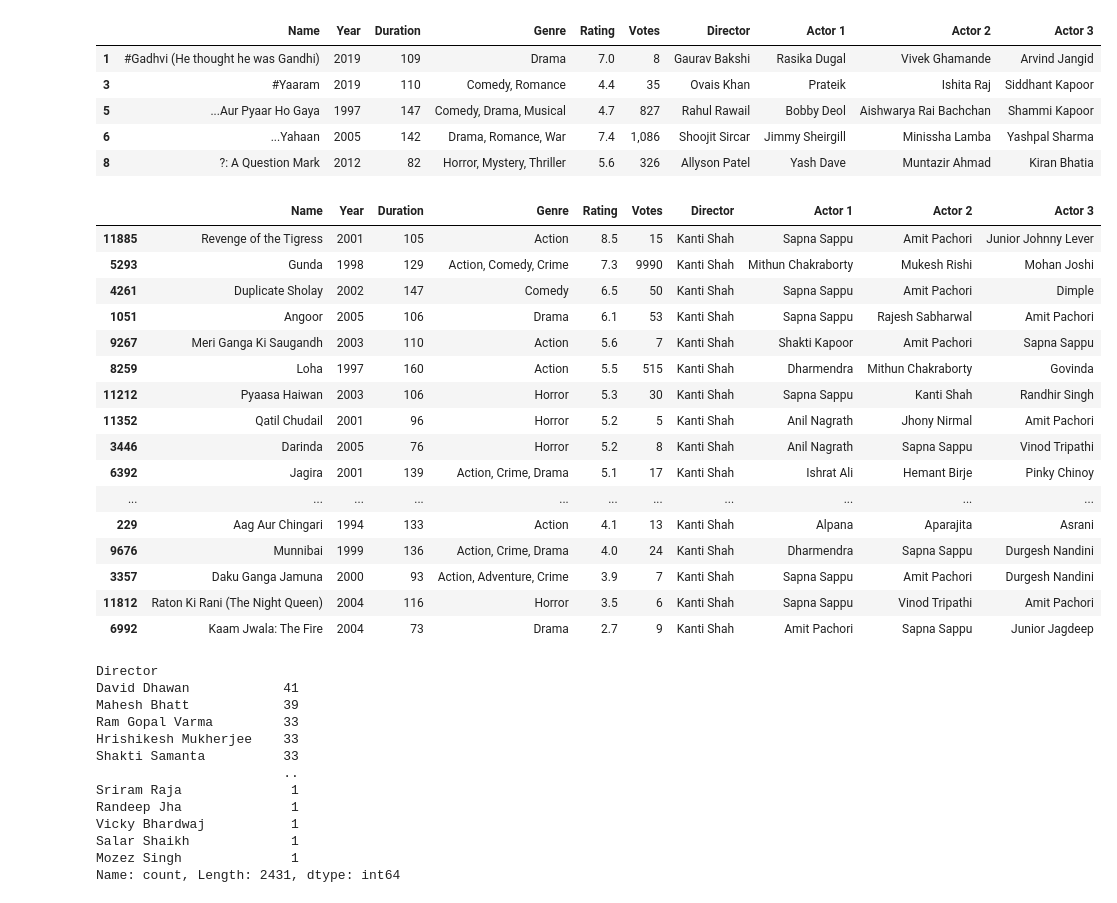
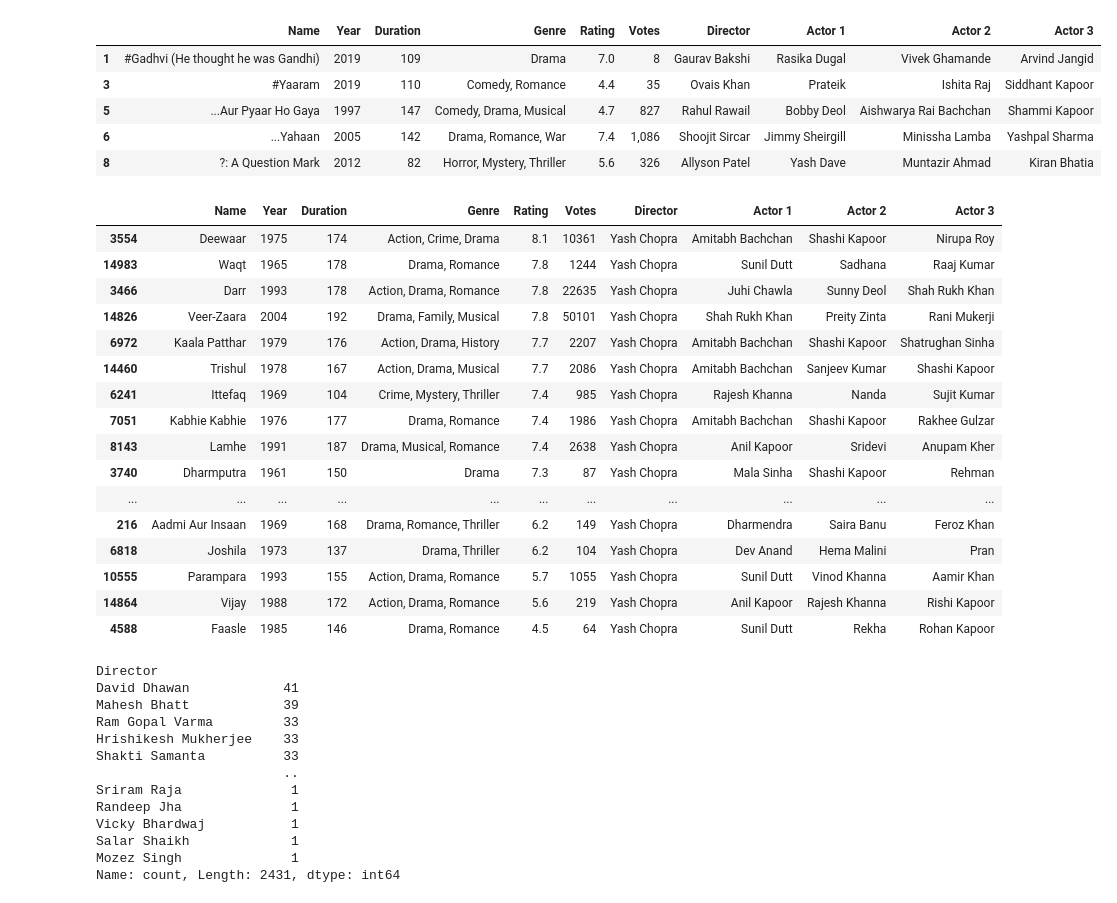
Before and after one commit to Natthaphatz007/Python_dataviz2024, a Jupyter notebook: Pandas_101.ipynb, the cells around one changed output. Drawn from its saved outputs; the diff is of its cells as text; code cells hidden in the pictures.

```diff
--- a/Pandas_101.ipynb
+++ b/Pandas_101.ipynb
@@ -920,25 +920,25 @@ movie_df.head()
 | 6 | ...Yahaan | 2005 | 142 | Drama, Romance, War | 7.4 | 1,086 | Shoojit Sircar | Jimmy Sheirgill | Minissha Lamba | Yashpal Sharma |
 | 8 | ?: A Question Mark | 2012 | 82 | Horror, Mystery, Thriller | 5.6 | 326 | Allyson Patel | Yash Dave | Muntazir Ahmad | Kiran Bhatia |
 # %%
-movie_df[movie_df['Director'] == 'Kanti Shah'].sort_values('Rating', ascending=False)
+movie_df[movie_df['Director'] == 'Yash Chopra'].sort_values('Rating', ascending=False)
 # %% [output]
 |  | Name | Year | Duration | Genre | Rating | Votes | Director | Actor 1 | Actor 2 | Actor 3 |
-| 11885 | Revenge of the Tigress | 2001 | 105 | Action | 8.5 | 15 | Kanti Shah | Sapna Sappu | Amit Pachori | Junior Johnny Lever |
-| 5293 | Gunda | 1998 | 129 | Action, Comedy, Crime | 7.3 | 9990 | Kanti Shah | Mithun Chakraborty | Mukesh Rishi | Mohan Joshi |
-| 4261 | Duplicate Sholay | 2002 | 147 | Comedy | 6.5 | 50 | Kanti Shah | Sapna Sappu | Amit Pachori | Dimple |
-| 1051 | Angoor | 2005 | 106 | Drama | 6.1 | 53 | Kanti Shah | Sapna Sappu | Rajesh Sabharwal | Amit Pachori |
-| 9267 | Meri Ganga Ki Saugandh | 2003 | 110 | Action | 5.6 | 7 | Kanti Shah | Shakti Kapoor | Amit Pachori | Sapna Sappu |
-| 8259 | Loha | 1997 | 160 | Action | 5.5 | 515 | Kanti Shah | Dharmendra | Mithun Chakraborty | Govinda |
-| 11212 | Pyaasa Haiwan | 2003 | 106 | Horror | 5.3 | 30 | Kanti Shah | Sapna Sappu | Kanti Shah | Randhir Singh |
-| 11352 | Qatil Chudail | 2001 | 96 | Horror | 5.2 | 5 | Kanti Shah | Anil Nagrath | Jhony Nirmal | Amit Pachori |
-| 3446 | Darinda | 2005 | 76 | Horror | 5.2 | 8 | Kanti Shah | Anil Nagrath | Sapna Sappu | Vinod Tripathi |
-| 6392 | Jagira | 2001 | 139 | Action, Crime, Drama | 5.1 | 17 | Kanti Shah | Ishrat Ali | Hemant Birje | Pinky Chinoy |
+| 3554 | Deewaar | 1975 | 174 | Action, Crime, Drama | 8.1 | 10361 | Yash Chopra | Amitabh Bachchan | Shashi Kapoor | Nirupa Roy |
+| 14983 | Waqt | 1965 | 178 | Drama, Romance | 7.8 | 1244 | Yash Chopra | Sunil Dutt | Sadhana | Raaj Kumar |
+| 3466 | Darr | 1993 | 178 | Action, Drama, Romance | 7.8 | 22635 | Yash Chopra | Juhi Chawla | Sunny Deol | Shah Rukh Khan |
+| 14826 | Veer-Zaara | 2004 | 192 | Drama, Family, Musical | 7.8 | 50101 | Yash Chopra | Shah Rukh Khan | Preity Zinta | Rani Mukerji |
+| 6972 | Kaala Patthar | 1979 | 176 | Action, Drama, History | 7.7 | 2207 | Yash Chopra | Amitabh Bachchan | Shashi Kapoor | Shatrughan Sinha |
+| 14460 | Trishul | 1978 | 167 | Action, Drama, Musical | 7.7 | 2086 | Yash Chopra | Amitabh Bachchan | Sanjeev Kumar | Shashi Kapoor |
+| 6241 | Ittefaq | 1969 | 104 | Crime, Mystery, Thriller | 7.4 | 985 | Yash Chopra | Rajesh Khanna | Nanda | Sujit Kumar |
+| 7051 | Kabhie Kabhie | 1976 | 177 | Drama, Romance | 7.4 | 1986 | Yash Chopra | Amitabh Bachchan | Shashi Kapoor | Rakhee Gulzar |
+| 8143 | Lamhe | 1991 | 187 | Drama, Musical, Romance | 7.4 | 2638 | Yash Chopra | Anil Kapoor | Sridevi | Anupam Kher |
+| 3740 | Dharmputra | 1961 | 150 | Drama | 7.3 | 87 | Yash Chopra | Mala Sinha | Shashi Kapoor | Rehman |
 | ... | ... | ... | ... | ... | ... | ... | ... | ... | ... | ... |
-| 229 | Aag Aur Chingari | 1994 | 133 | Action | 4.1 | 13 | Kanti Shah | Alpana | Aparajita | Asrani |
-| 9676 | Munnibai | 1999 | 136 | Action, Crime, Drama | 4.0 | 24 | Kanti Shah | Dharmendra | Sapna Sappu | Durgesh Nandini |
-| 3357 | Daku Ganga Jamuna | 2000 | 93 | Action, Adventure, Crime | 3.9 | 7 | Kanti Shah | Sapna Sappu | Amit Pachori | Durgesh Nandini |
-| 11812 | Raton Ki Rani (The Night Queen) | 2004 | 116 | Horror | 3.5 | 6 | Kanti Shah | Sapna Sappu | Vinod Tripathi | Amit Pachori |
-| 6992 | Kaam Jwala: The Fire | 2004 | 73 | Drama | 2.7 | 9 | Kanti Shah | Amit Pachori | Sapna Sappu | Junior Jagdeep |
+| 216 | Aadmi Aur Insaan | 1969 | 168 | Drama, Romance, Thriller | 6.2 | 149 | Yash Chopra | Dharmendra | Saira Banu | Feroz Khan |
+| 6818 | Joshila | 1973 | 137 | Drama, Thriller | 6.2 | 104 | Yash Chopra | Dev Anand | Hema Malini | Pran |
+| 10555 | Parampara | 1993 | 155 | Action, Drama, Romance | 5.7 | 1055 | Yash Chopra | Sunil Dutt | Vinod Khanna | Aamir Khan |
+| 14864 | Vijay | 1988 | 172 | Action, Drama, Romance | 5.6 | 219 | Yash Chopra | Anil Kapoor | Rajesh Khanna | Rishi Kapoor |
+| 4588 | Faasle | 1985 | 146 | Drama, Romance | 4.5 | 64 | Yash Chopra | Sunil Dutt | Rekha | Rohan Kapoor |
 # %%
 movie_df['Director'].value_counts()
 # %% [output]
```
Also changed, not shown: parts of 2 cells of this notebook.
